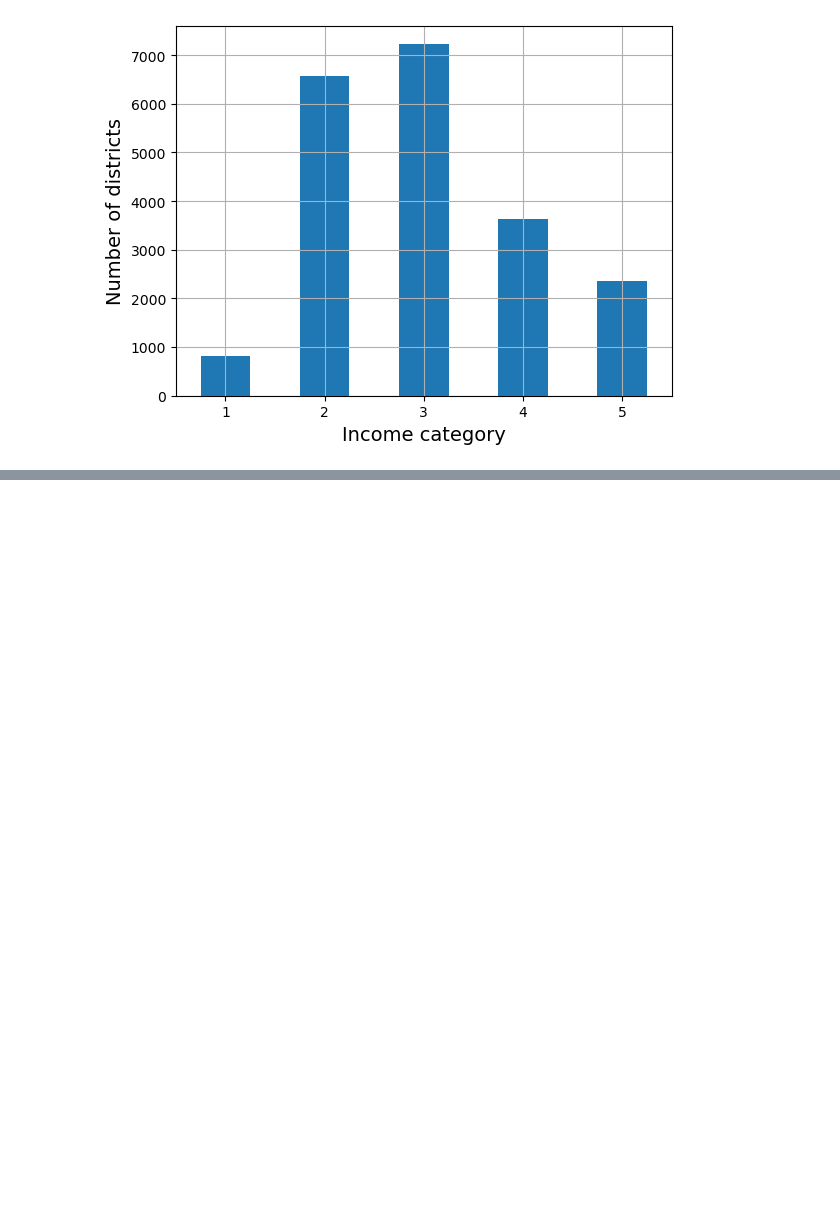
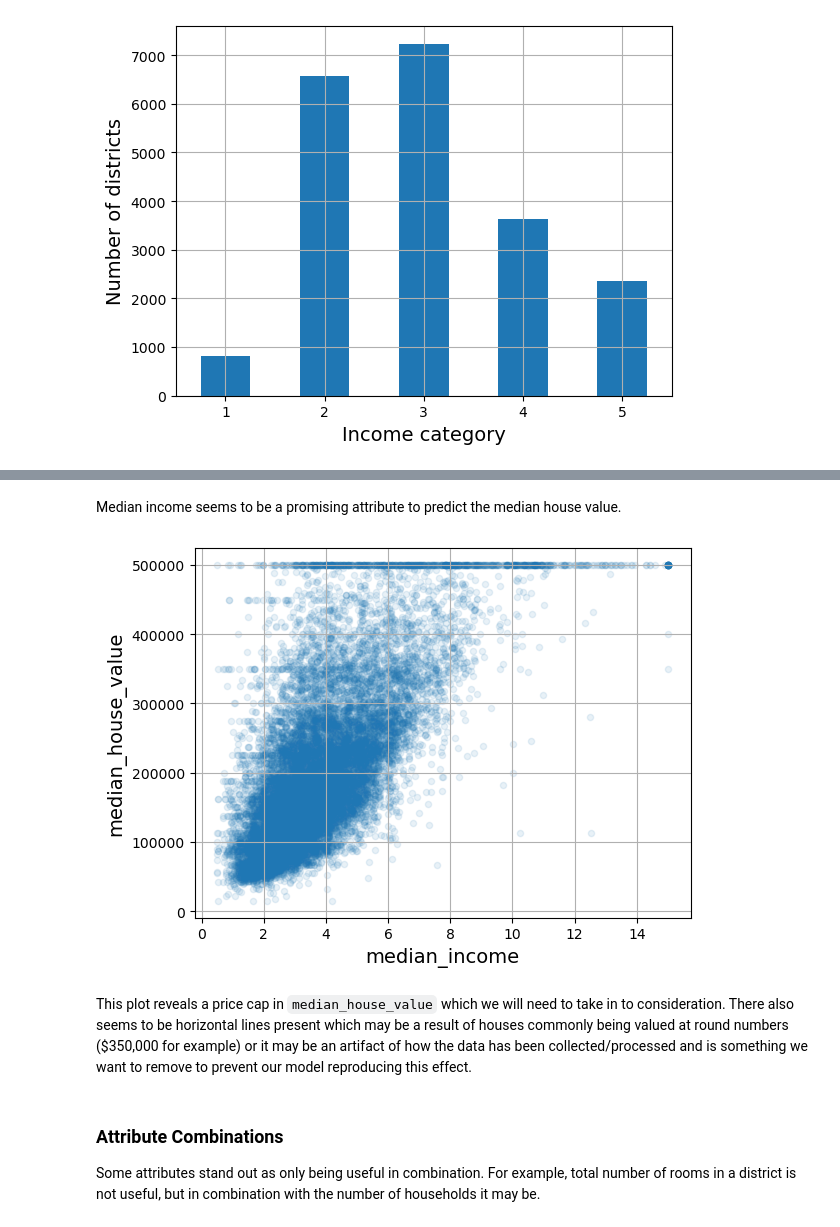
Before and after one commit to jreaso/handson-ml, a Jupyter notebook: 2_end_to_end_ml_project.ipynb, the cells around one changed output, grey strips where cells are left out. Drawn from its saved outputs; the diff is of its cells as text; code cells hidden in the pictures; blank space fills up the shorter version.

```diff
--- a/2_end_to_end_ml_project.ipynb
+++ b/2_end_to_end_ml_project.ipynb
@@ -173,0 +228,14 @@ strat_train_set, strat_test_set = strat_splits[0]
+# %% [markdown]
+Median income seems to be a promising attribute to predict the median house value.
+# %%
+housing.plot(kind="scatter", x="median_income", y="median_house_value",
+             alpha=0.1, grid=True)
+plt.show()
+# %% [output]
+[figure, added]
+# %% [markdown]
+This plot reveals a price cap in `median_house_value` which we will need to take in to consideration. There also seems to be horizontal lines present which may be a result of houses commonly being valued at round numbers ($350,000 for example) or it may be an artifact of how the data has been collected/processed and is something we want to remove to prevent our model reproducing this effect.
+# %% [markdown]
+### Attribute Combinations
+
+Some attributes stand out as only being useful in combination. For example, total number of rooms in a district is not useful, but in combination with the number of households it may be.
```
Also changed, not shown: parts of 26 cells of this notebook.
